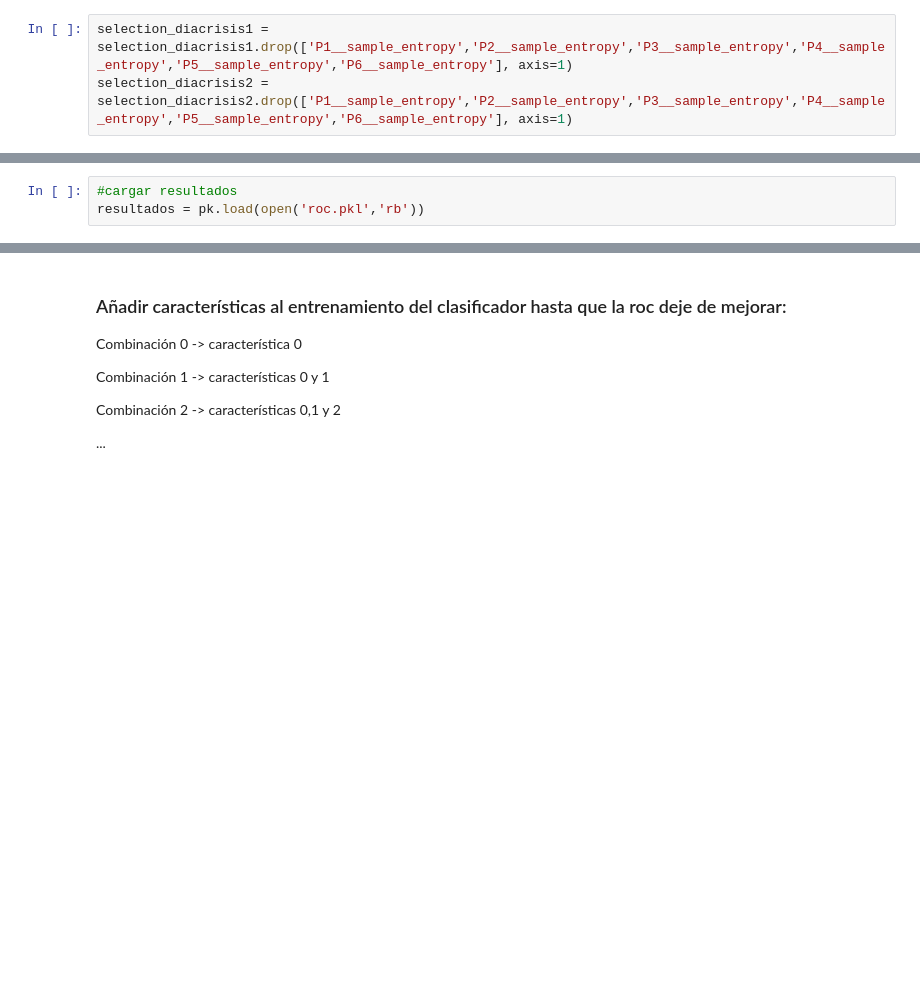
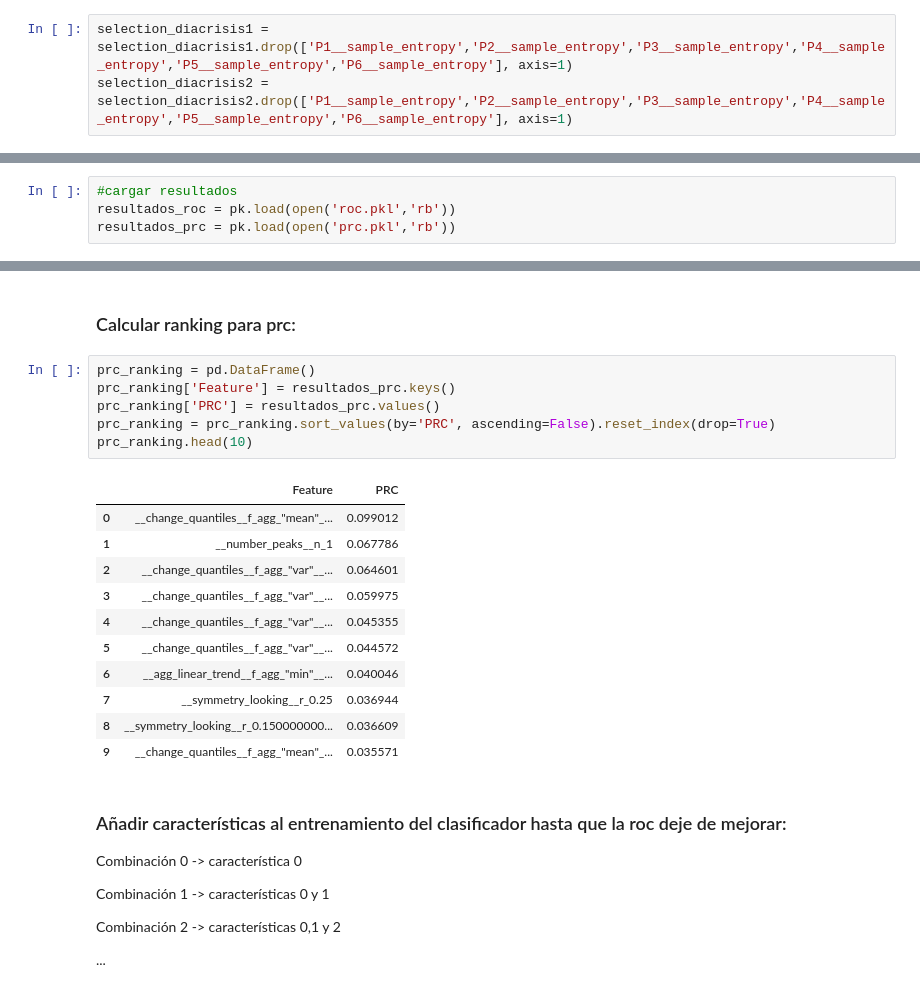
Before and after one commit to aliciaolivaresgil/TFG-SmartBeds, a Jupyter notebook: src/Random Forest - Características en series temporales.ipynb, the cells around one changed output, grey strips where cells are left out. Cells and saved outputs as stored; diff of their text form; blank space fills up the shorter version.

```diff
--- a/src/Random Forest - Características en series temporales.ipynb
+++ b/src/Random Forest - Características en series temporales.ipynb
@@ -202,3 +208,4 @@ with open('roc.pkl','wb') as f:
 # %%
 #cargar resultados
-resultados = pk.load(open('roc.pkl','rb'))
+resultados_roc = pk.load(open('roc.pkl','rb'))
+resultados_prc = pk.load(open('prc.pkl','rb'))
@@ -220,6 +229,26 @@ roc_ranking.head(10)
 | 7 | __agg_linear_trend__f_agg_"min"__... | 0.709076 |
 | 8 | __change_quantiles__f_agg_"var"__... | 0.707651 |
 | 9 | __change_quantiles__f_agg_"var"__... | 0.706680 |
+# %% [markdown]
+### Calcular ranking para prc:
+# %%
+prc_ranking = pd.DataFrame()
+prc_ranking['Feature'] = resultados_prc.keys()
+prc_ranking['PRC'] = resultados_prc.values()
+prc_ranking = prc_ranking.sort_values(by='PRC', ascending=False).reset_index(drop=True)
+prc_ranking.head(10)
+# %% [output]
+|  | Feature | PRC |
+| 0 | __change_quantiles__f_agg_"mean"_... | 0.099012 |
+| 1 | __number_peaks__n_1 | 0.067786 |
+| 2 | __change_quantiles__f_agg_"var"__... | 0.064601 |
+| 3 | __change_quantiles__f_agg_"var"__... | 0.059975 |
+| 4 | __change_quantiles__f_agg_"var"__... | 0.045355 |
+| 5 | __change_quantiles__f_agg_"var"__... | 0.044572 |
+| 6 | __agg_linear_trend__f_agg_"min"__... | 0.040046 |
+| 7 | __symmetry_looking__r_0.25 | 0.036944 |
+| 8 | __symmetry_looking__r_0.150000000... | 0.036609 |
+| 9 | __change_quantiles__f_agg_"mean"_... | 0.035571 |
 # %% [markdown]
 ### Añadir características al entrenamiento del clasificador hasta que la roc deje de mejorar:
 
```
Also changed, not shown: parts of 13 cells of this notebook, 1 other file.
